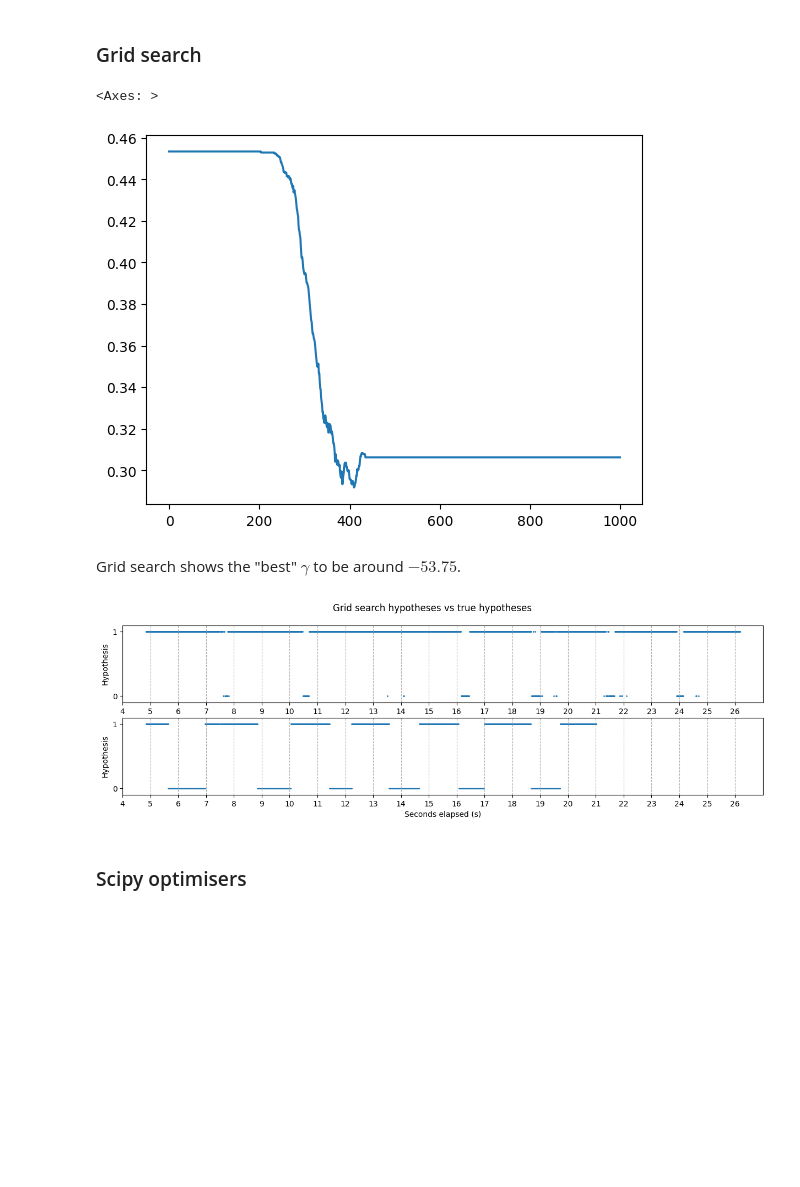
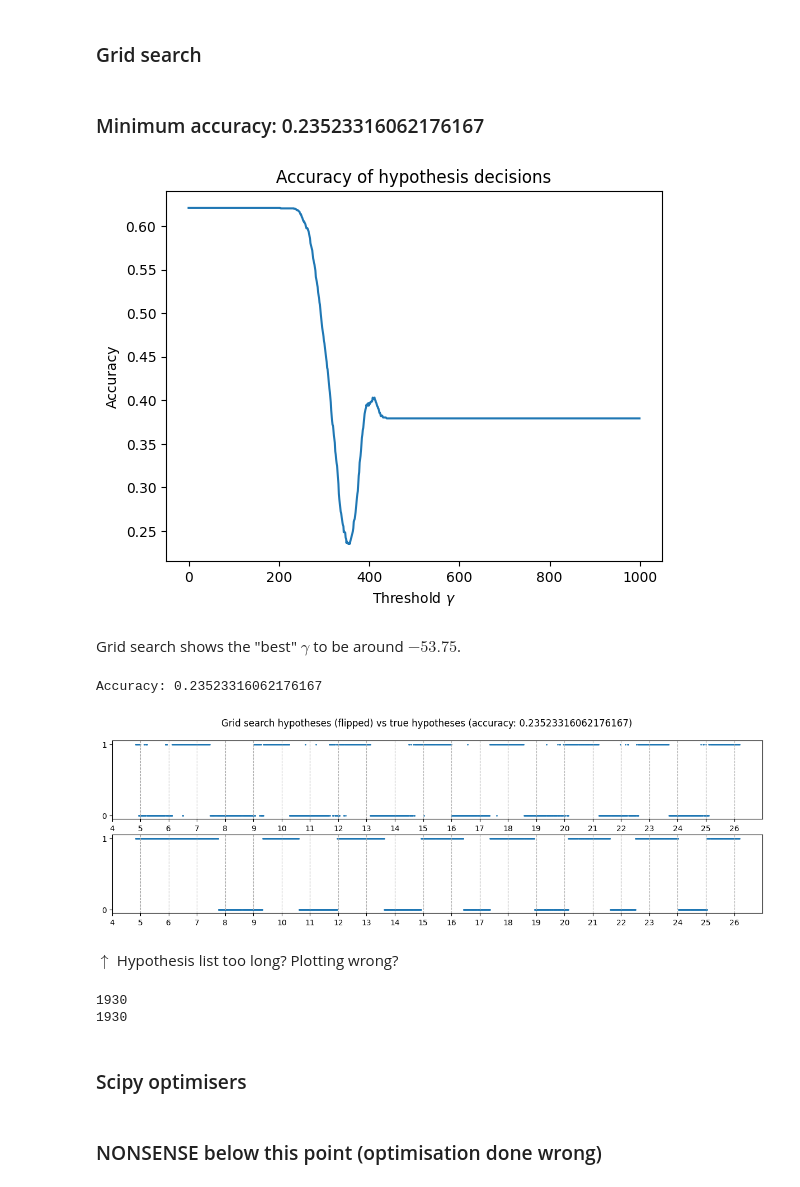
Before and after one commit to sjb296/linear-motion-detection, a Jupyter notebook: main.ipynb, the cells around one changed output. Drawn from its saved outputs; the diff is of its cells as text; code cells hidden in the pictures; blank space fills up the shorter version.

```diff
--- a/main.ipynb
+++ b/main.ipynb
@@ -288,10 +289,13 @@ conds = [
 ]
 
 values = [1,1,0,1,1,0,1,1,0,1,1,0,1,1,0,1,1,0,1,1,0,1,1,0]
+true_hyps = np.select(conds, values)
+squat_df_trim.loc[:, 'hypothesis'] = true_hyps
 
-squat_df_trim.loc[:, "hypothesis"] = pd.Series(np.select(conds, values, default=-1))
-plt.xlabel("Seconds elapsed (s)")
-plt.ylabel("Hypothesis")
-plt.yticks([0, 1])
-ax = plt.scatter(squat_df_trim["seconds_elapsed"], squat_df_trim["hypothesis"])
+# Plot accelerometer data and hypothesis on the same graph
+plt.figure(figsize=(15, 4))
+plt.plot(squat_df_trim["seconds_elapsed"], squat_df_trim["x"], label="x")
+plt.plot(squat_df_trim["seconds_elapsed"], squat_df_trim["y"], label="y")
+plt.plot(squat_df_trim["seconds_elapsed"], squat_df_trim["z"], label="z")
+ax = plt.plot(squat_df_trim["seconds_elapsed"], np.select(conds, values), label="hypothesis")
 # %% [output]
@@ -376,14 +380,23 @@ def plot_hypotheses(x, hypotheses, s=None):
 # %%
 # Grid search threshold
 gammas = np.linspace(-300, 300, 1000)
 
 # Select the threshold that yields the best accuracy
 hypotheses = [decide_on_hypothesis(Ts_squat, gamma) for gamma in gammas]
-acc_grid = pd.Series([evaluate_decisions(decisions, squat_df_trim["hypothesis"]) for decisions in hypotheses])
-acc_grid.plot()
+acc_grid = pd.Series(
+    [
+        evaluate_decisions(decisions, squat_df_trim["hypothesis"])
+        for decisions in hypotheses
+    ]
+)
+plt.title("Accuracy of hypothesis decisions")
+plt.xlabel("Threshold $\gamma$")
+plt.ylabel("Accuracy")
+ax = acc_grid.plot()
+display(Markdown(f"### Minimum accuracy: {acc_grid.min()}"))
 # %% [output]
-<Axes: >
+### Minimum accuracy: 0.23523316062176167
-[figure, old version]
+[figure, new version]
 # %% [markdown]
 Grid search shows the "best" $\gamma$ to be around $-53.75$.
 # %%
@@ -405,15 +421,33 @@ def side_by_side_hyps(x, y1, y2, left, right):
 # %%
 # Plot the best hypotheses by grid search
 best_hypotheses_grid = hypotheses[acc_grid.idxmin()]
-ax1, ax2 = side_by_side_hyps(squat_df_trim["seconds_elapsed"], ~best_hypotheses_grid, squat_df_trim["hypothesis"], 4, 27)
-t = plt.suptitle("Grid search hypotheses vs true hypotheses")
+print(f"Accuracy: {evaluate_decisions(best_hypotheses_grid, squat_df_trim['hypothesis'])}")
+ax1, ax2 = side_by_side_hyps(
+    squat_df_trim["seconds_elapsed"],
+    ~best_hypotheses_grid, # flipped
+    squat_df_trim["hypothesis"],
+    4,
+    27,
+)
+t = plt.suptitle(f"Grid search hypotheses (flipped) vs true hypotheses (accuracy: {evaluate_decisions(best_hypotheses_grid, squat_df_trim['hypothesis'])})")
 # %% [output]
+Accuracy: 0.23523316062176167
-[figure, old version]
+[figure, new version]
+# %% [markdown]
+$\uparrow$ Hypothesis list too long? Plotting wrong?
+# %%
+print(len(best_hypotheses_grid))
+print(len(squat_df_trim["hypothesis"].dropna()))
+# %% [output]
+1930
+1930
 # %% [markdown]
 ### Scipy optimisers
 # %%
 # Hypotheses for initial conditions
 hypotheses_400 = decide_on_hypothesis(Ts_squat, 400)
+# %% [markdown]
+### NONSENSE below this point (optimisation done wrong)
 # %%
 opt1 = scipy.optimize.minimize(
     calculate_error,
```
Also changed, not shown: parts of 8 cells of this notebook.
